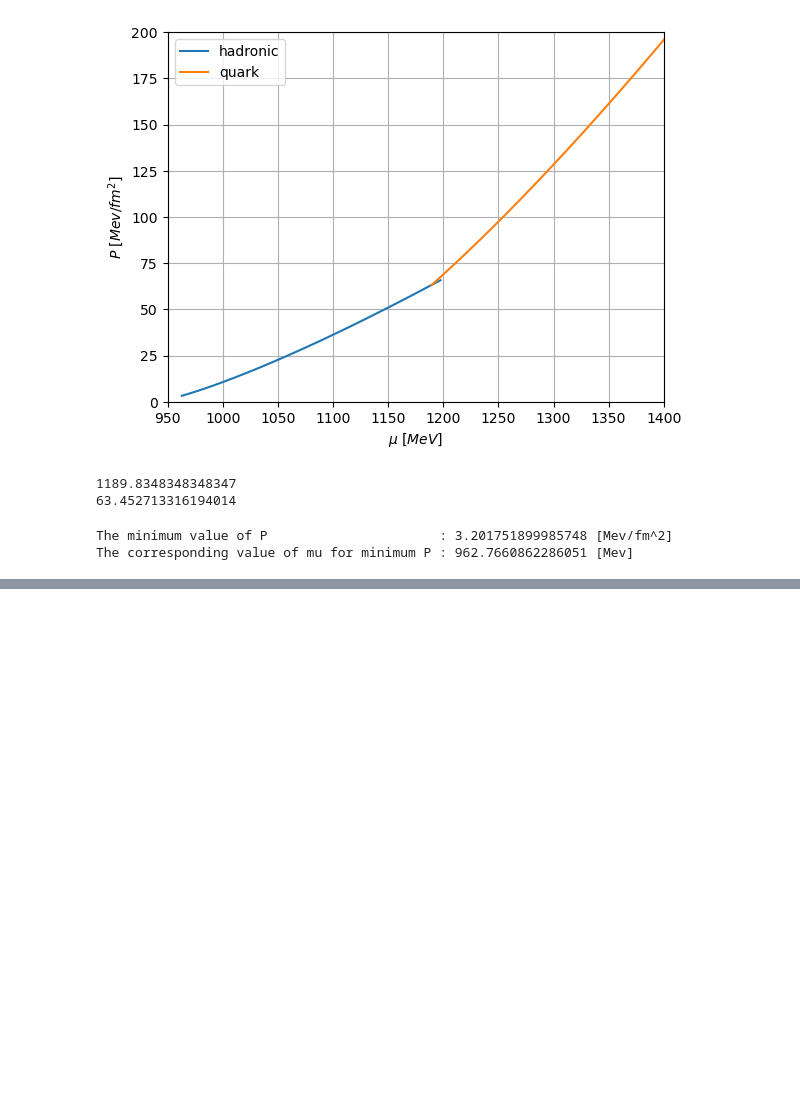
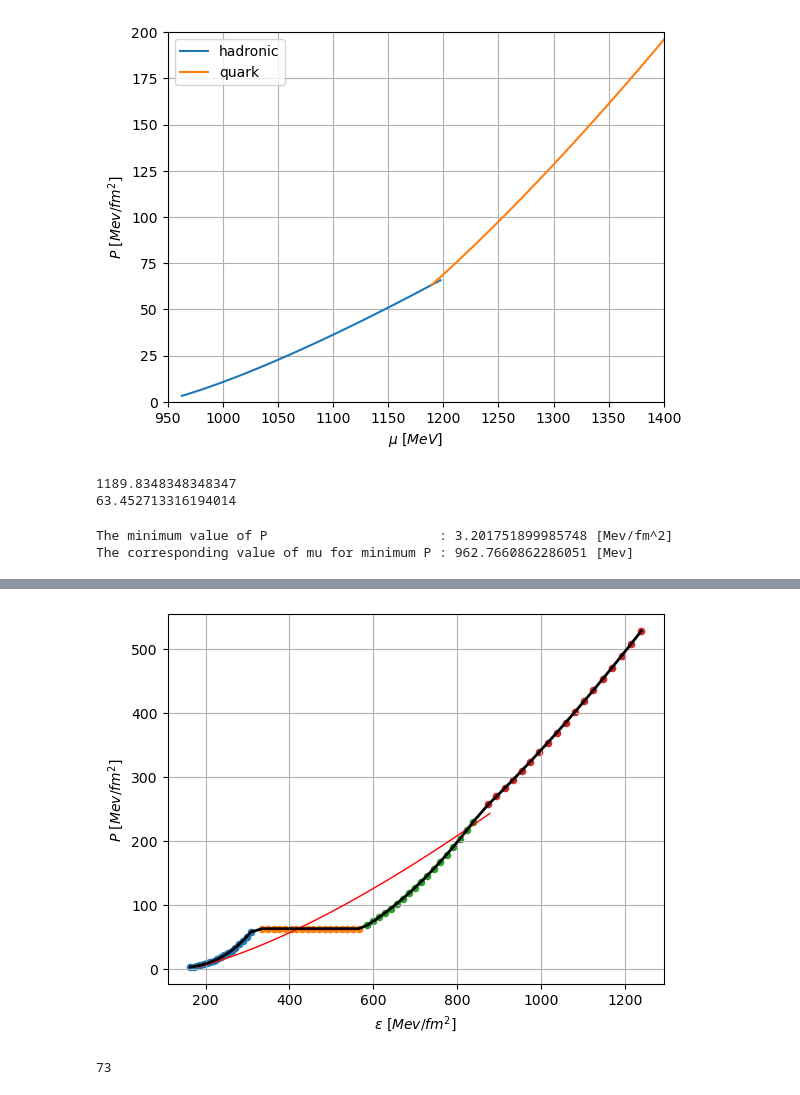
Before and after one commit to katta626/Phase_Transition, a Jupyter notebook: code/Quadraticfit/quadratic_fit-2.ipynb, the cells around one changed output, grey strips where cells are left out. Saved outputs shown, nothing was run; the diff lists cells and outputs as text; code cells hidden in the pictures; blank space fills up the shorter version.

```diff
--- a/code/quadratic_fit-2.ipynb
+++ b/code/Quadraticfit/quadratic_fit-2.ipynb
@@ -929,0 +951,3 @@ plt.grid()
+# %%
+n_quad_11 = np.gradient(P_quad_11, mu_quad_11)
+e_quad_11 = (n_quad_11*mu_quad_11)-P_quad_11
@@ -929,0 +967,15 @@ plt.grid()
+# %%
+plt.scatter(e1_b[1:-1], P1_b[1:-1],s=20);
+plt.scatter(e2_b[1:-1], P2_b[1:-1],s=20);
+plt.scatter(e3_b[1:-1], P3_b[1:-1],s=20);
+plt.scatter(e4_b[1:-1], P4_b[1:-1],s=20);
+
+plt.plot(e_quad_11,P_quad_11, linewidth = 1,color="red")
+
+plt.plot(e_arr, P_arr, linewidth = 2, color = "black");
+plt.grid()
+plt.xlabel(r"$\epsilon \ [Mev/fm^2]$")
+plt.ylabel(r"$P \ [Mev/fm^2]$")
+plt.show();
+# %% [output]
+[figure, added]
@@ -929,0 +990,4 @@ plt.grid()
+# %%
+len(mu_arr_12)
+# %% [output]
+73
```
Also changed, not shown: parts of 20 cells of this notebook, 35 other files.
